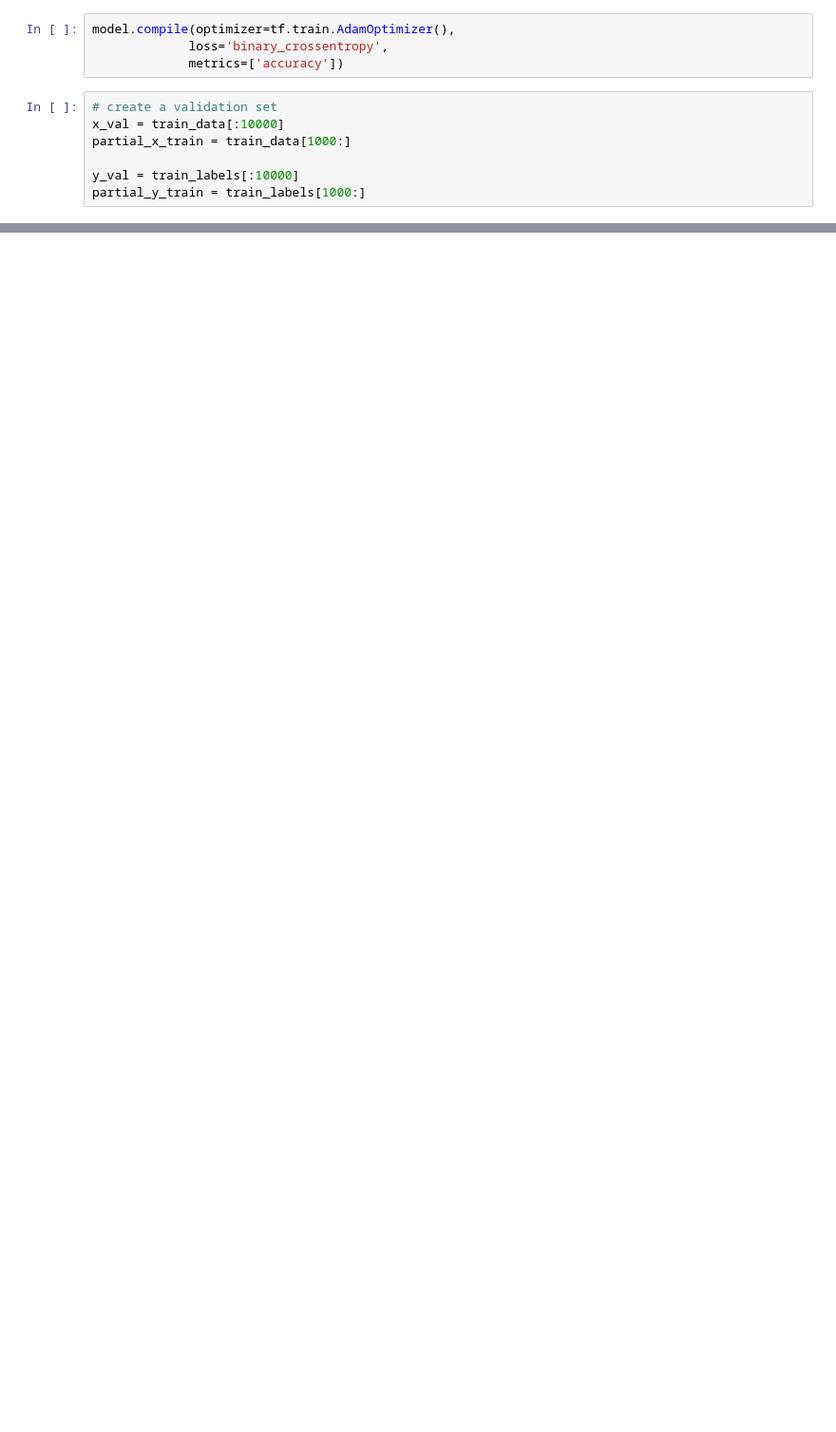
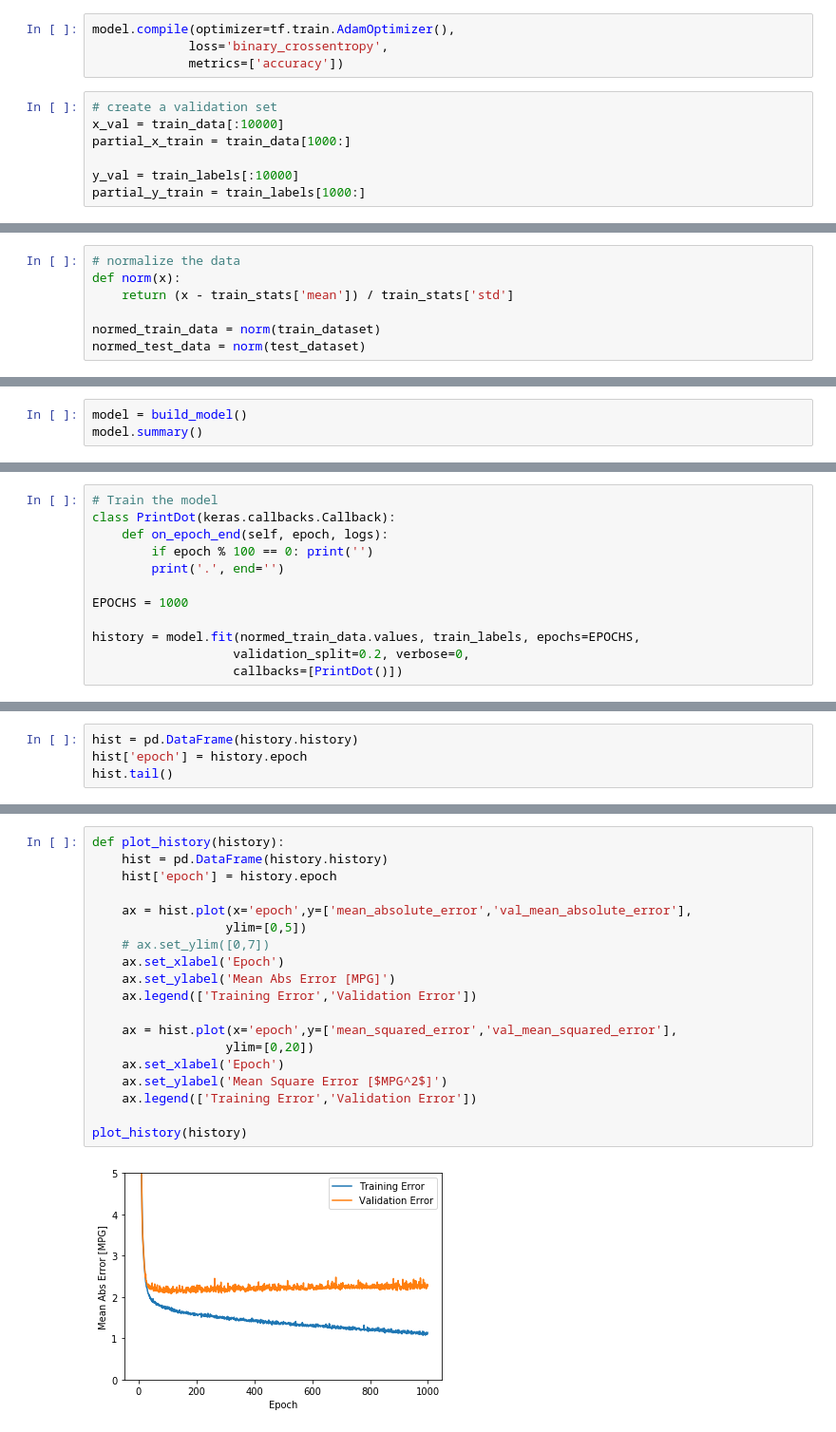
Before and after one commit to chienhsiang/tensorflow, a Jupyter notebook: main_practice.ipynb, the cells around one changed output, grey strips where cells are left out. Shown at 95% size. Drawn from its saved outputs; the diff is of its cells as text; blank space fills up the shorter version.

```diff
--- a/main_practice.ipynb
+++ b/main_practice.ipynb
@@ -359,0 +342,7 @@ plt.show()
+# %%
+# normalize the data
+def norm(x):
+    return (x - train_stats['mean']) / train_stats['std']
+
+normed_train_data = norm(train_dataset)
+normed_test_data = norm(test_dataset)
@@ -359,0 +364,3 @@ plt.show()
+# %%
+model = build_model()
+model.summary()
@@ -359,0 +397,12 @@ plt.show()
+# %%
+# Train the model
+class PrintDot(keras.callbacks.Callback):
+    def on_epoch_end(self, epoch, logs):
+        if epoch % 100 == 0: print('')
+        print('.', end='')
+
+EPOCHS = 1000
+
+history = model.fit(normed_train_data.values, train_labels, epochs=EPOCHS,
+                   validation_split=0.2, verbose=0,
+                   callbacks=[PrintDot()])
@@ -359,0 +420,4 @@ plt.show()
+# %%
+hist = pd.DataFrame(history.history)
+hist['epoch'] = history.epoch
+hist.tail()
@@ -359,0 +431,21 @@ plt.show()
+# %%
+def plot_history(history):
+    hist = pd.DataFrame(history.history)
+    hist['epoch'] = history.epoch
+
+    ax = hist.plot(x='epoch',y=['mean_absolute_error','val_mean_absolute_error'],
+                  ylim=[0,5])
+    # ax.set_ylim([0,7])
+    ax.set_xlabel('Epoch')
+    ax.set_ylabel('Mean Abs Error [MPG]')
+    ax.legend(['Training Error','Validation Error'])
+
+    ax = hist.plot(x='epoch',y=['mean_squared_error','val_mean_squared_error'],
+                  ylim=[0,20])
+    ax.set_xlabel('Epoch')
+    ax.set_ylabel('Mean Square Error [$MPG^2$]')
+    ax.legend(['Training Error','Validation Error'])
+
+plot_history(history)
+# %% [output]
+[figure, added]
```
Also changed, not shown: parts of 40 cells of this notebook.
